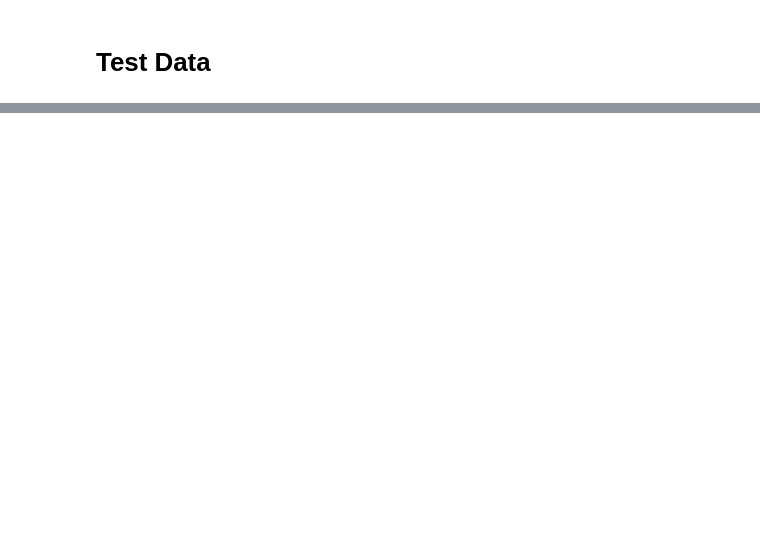
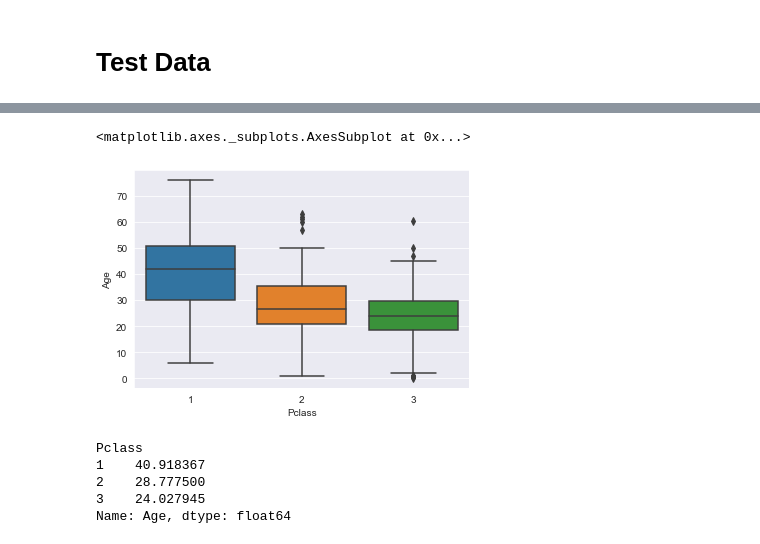
Before and after one commit to AmeyaChavre/py-ds-ml, a Jupyter notebook: Kaggle/Titanic Dataset/Titanic Dataset .ipynb, the cells around one changed output, grey strips where cells are left out. Drawn from its saved outputs; the diff is of its cells as text; code cells hidden in the pictures; blank space fills up the shorter version.

```diff
--- a/Kaggle/Titanic Dataset/Titanic Dataset .ipynb
+++ b/Kaggle/Titanic Dataset/Titanic Dataset .ipynb
@@ -224,0 +244,13 @@ test = pd.read_csv('test.csv')
+# %%
+sns.boxplot(x='Pclass',y='Age',data=test)
+# %% [output]
+<matplotlib.axes._subplots.AxesSubplot at 0x...>
+[figure, added]
+# %%
+test.groupby(by='Pclass')['Age'].mean()
+# %% [output]
+Pclass
+1    40.918367
+2    28.777500
+3    24.027945
+Name: Age, dtype: float64
```
Also changed, not shown: parts of 35 cells of this notebook, 2 other files.
